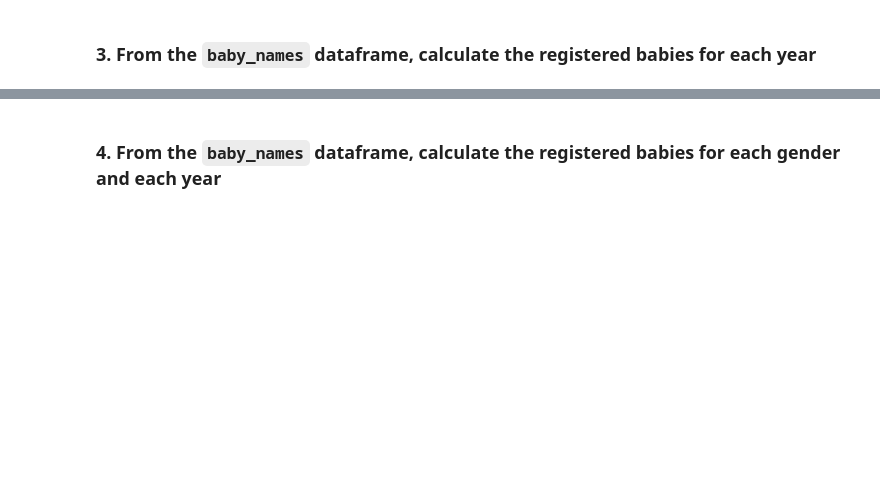
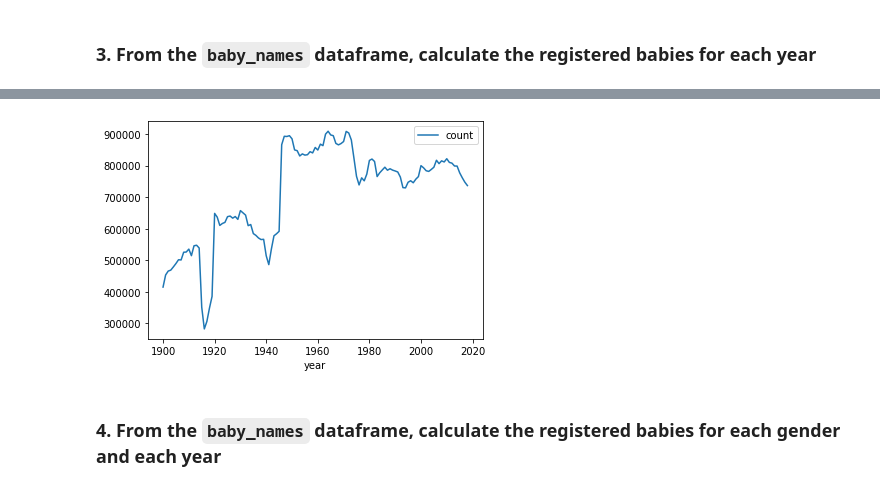
Before and after one commit to mahooi/extra_toppings, a Jupyter notebook: data-cleaning_french-baby-names_extra-work.ipynb, the cells around one changed output, grey strips where cells are left out. Drawn from its saved outputs; the diff is of its cells as text; code cells hidden in the pictures; blank space fills up the shorter version.

```diff
--- a/data-cleaning_french-baby-names_extra-work.ipynb
+++ b/data-cleaning_french-baby-names_extra-work.ipynb
@@ -459,2 +553,6 @@ Name: name, Length: 15304, dtype: int64
 # %% [markdown]
 ### 3.  From the `baby_names` dataframe, calculate the registered babies for each year
+# %%
+annual_babies = (baby_names
+                 .groupby("year")
+                 .agg({"count": "sum"}))
@@ -461,2 +576,6 @@ Name: name, Length: 15304, dtype: int64
+# %%
+annual_babies.plot();
+# %% [output]
+[figure, added]
 # %% [markdown]
 ### 4. From the `baby_names` dataframe, calculate the registered babies for each gender and each year
```
Also changed, not shown: parts of 21 cells of this notebook.
